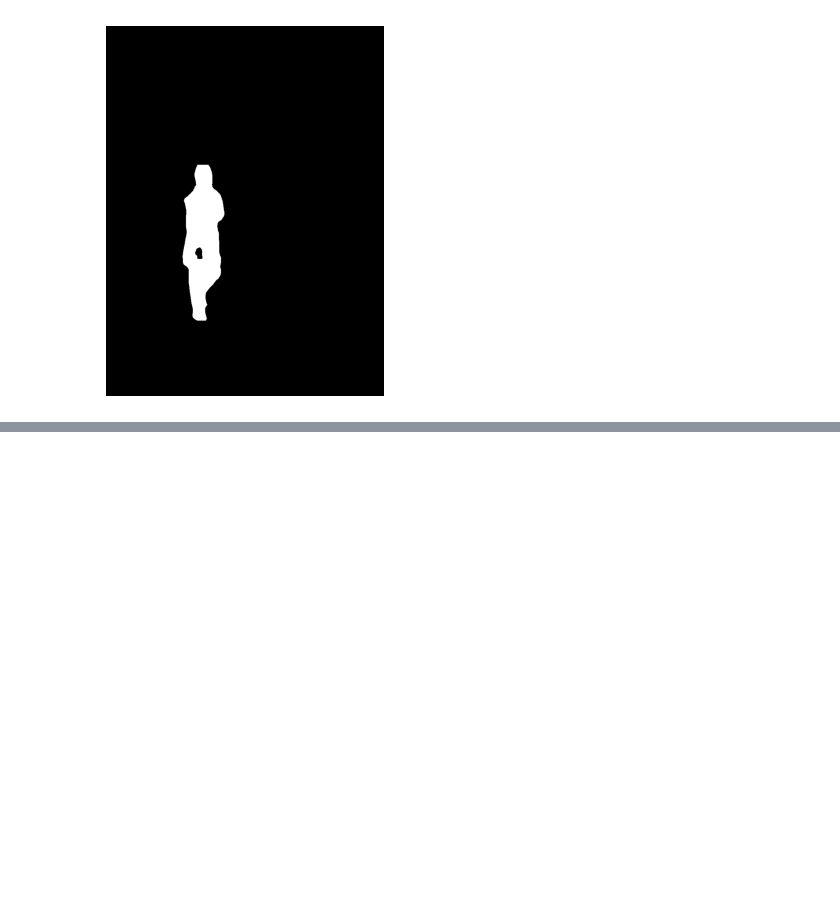
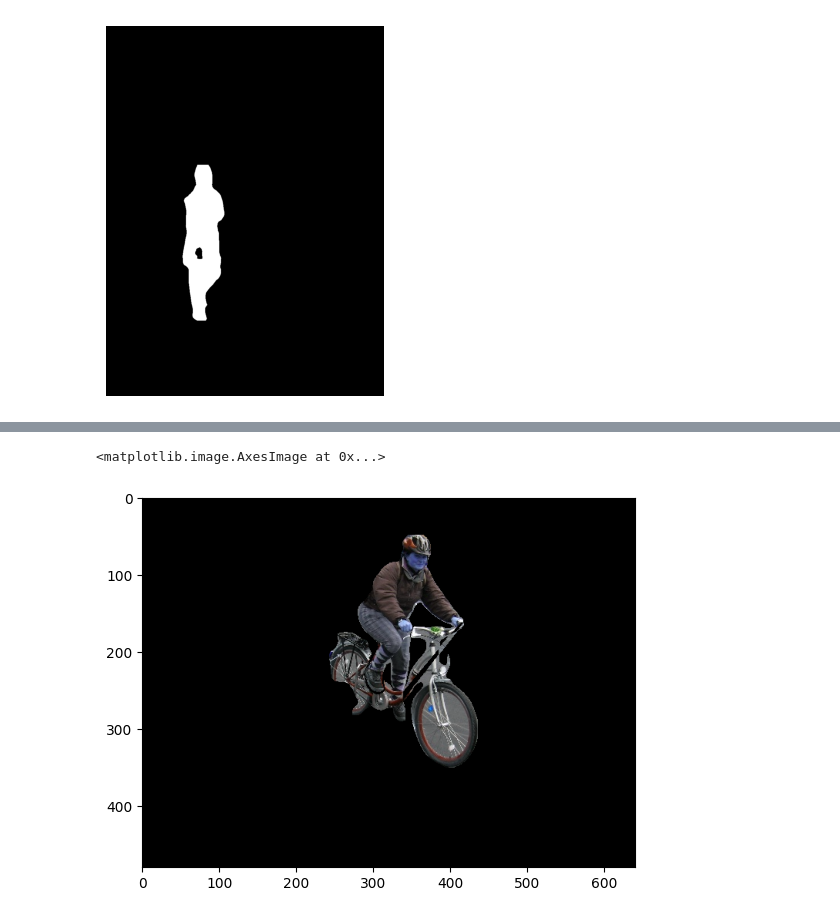
Before and after one commit to AR384/python_server, a Jupyter notebook: mini_project/traing.ipynb, the cells around one changed output, grey strips where cells are left out. Cells and saved outputs as stored; diff of their text form; code cells hidden in the pictures; blank space fills up the shorter version.

```diff
--- a/mini_project/traing.ipynb
+++ b/mini_project/traing.ipynb
@@ -198,0 +246,17 @@ plt.show()
+# %%
+# 좌표 문자열 (예시)
+image = cv2.imread('./img/display/display_0a93b40a-84ba-4b61-a2e1-fc6d199cb5e1.jpg')
+coords_str = ""
+height,width = image.shape[:2]
+point = [list(map(int,p.split(','))) for p in coords_str.split()]
+pts = np.array(point,dtype=np.int32)
+mask = np.zeros((height, width), dtype=np.uint8)
+cv2.fillPoly(mask, [pts], 255)
+gray = cv2.cvtColor(image, cv2.COLOR_BGR2GRAY)
+gray_3ch = cv2.cvtColor(gray, cv2.COLOR_GRAY2BGR)
+masked_image = np.where(mask[:, :, None] == 255, image, gray_3ch)
+bitwise = cv2.bitwise_and(image,image,mask=mask)
+plt.imshow(bitwise)
+# %% [output]
+<matplotlib.image.AxesImage at 0x...>
+[figure, added]
```
Also changed, not shown: parts of 9 cells of this notebook, 8 other files.
